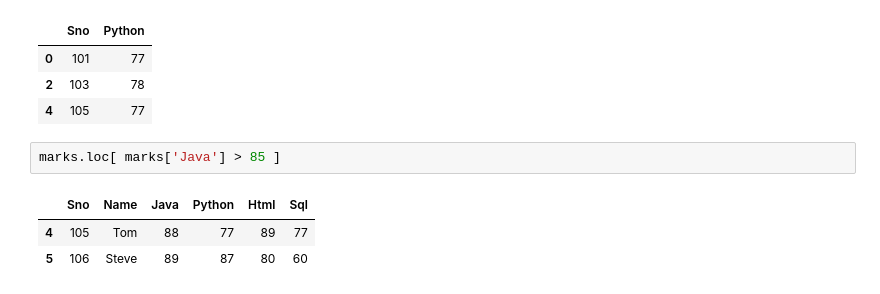
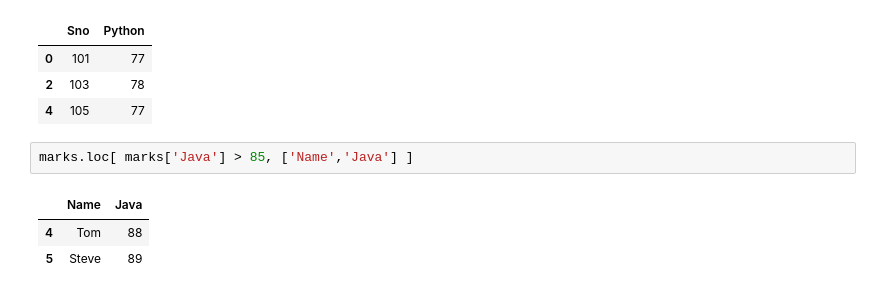
Before and after one commit to srikanthpragada/DS_06_MAY_2019, a Jupyter notebook: marks_df.ipynb, the cells around one changed output. Drawn from its saved outputs; the diff is of its cells as text.

```diff
--- a/marks_df.ipynb
+++ b/marks_df.ipynb
@@ -136,8 +136,8 @@ marks.loc[ [0,2,4] , ['Sno','Python']]
 | 2 | 103 | 78 |
 | 4 | 105 | 77 |
 # %%
-marks.loc[ marks['Java'] > 85 ]
+marks.loc[ marks['Java'] > 85, ['Name','Java'] ]
 # %% [output]
-|  | Sno | Name | Java | Python | Html | Sql |
-| 4 | 105 | Tom | 88 | 77 | 89 | 77 |
-| 5 | 106 | Steve | 89 | 87 | 80 | 60 |
+|  | Name | Java |
+| 4 | Tom | 88 |
+| 5 | Steve | 89 |
```
Also changed, not shown: parts of 23 cells of this notebook, 1 other file.
